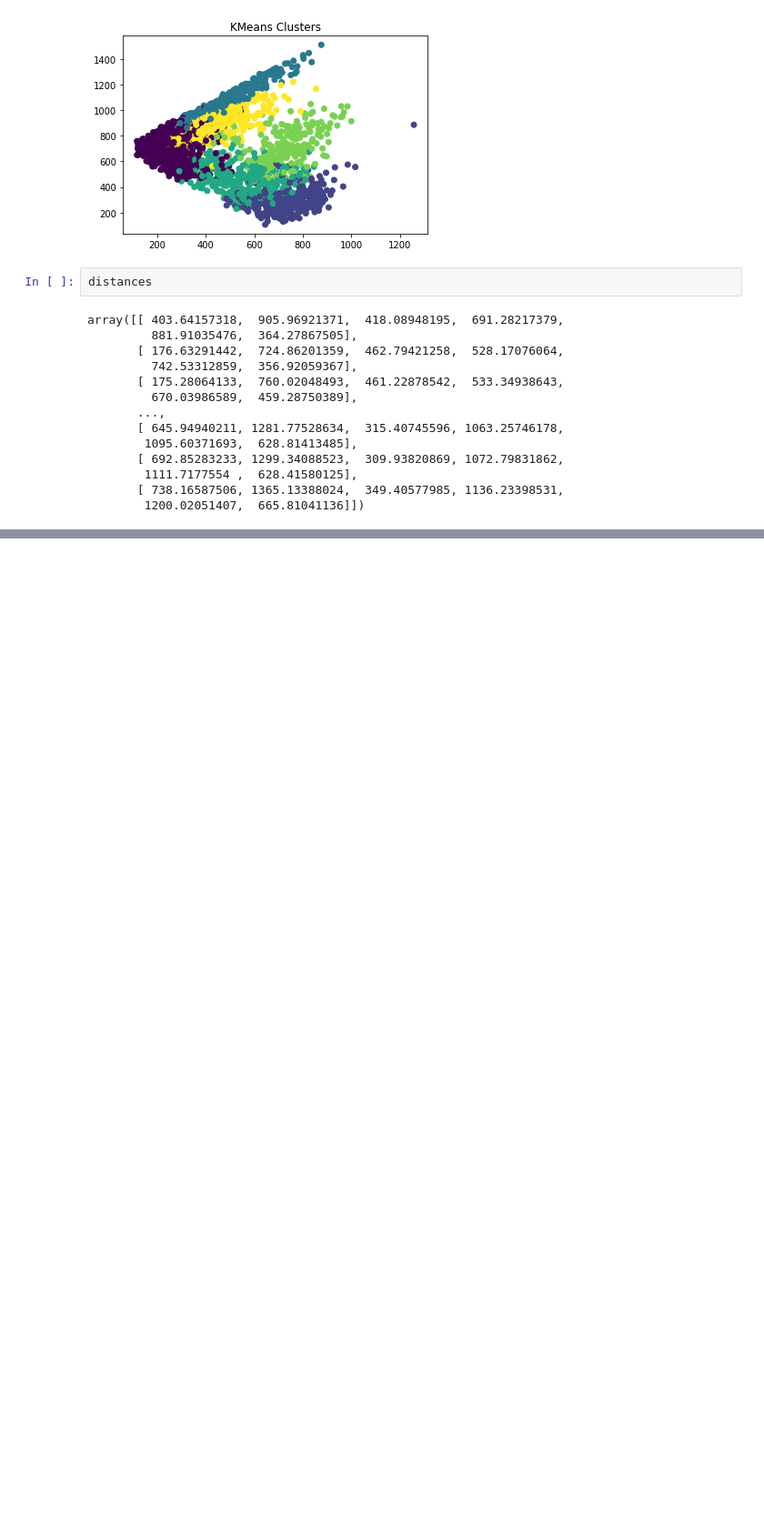
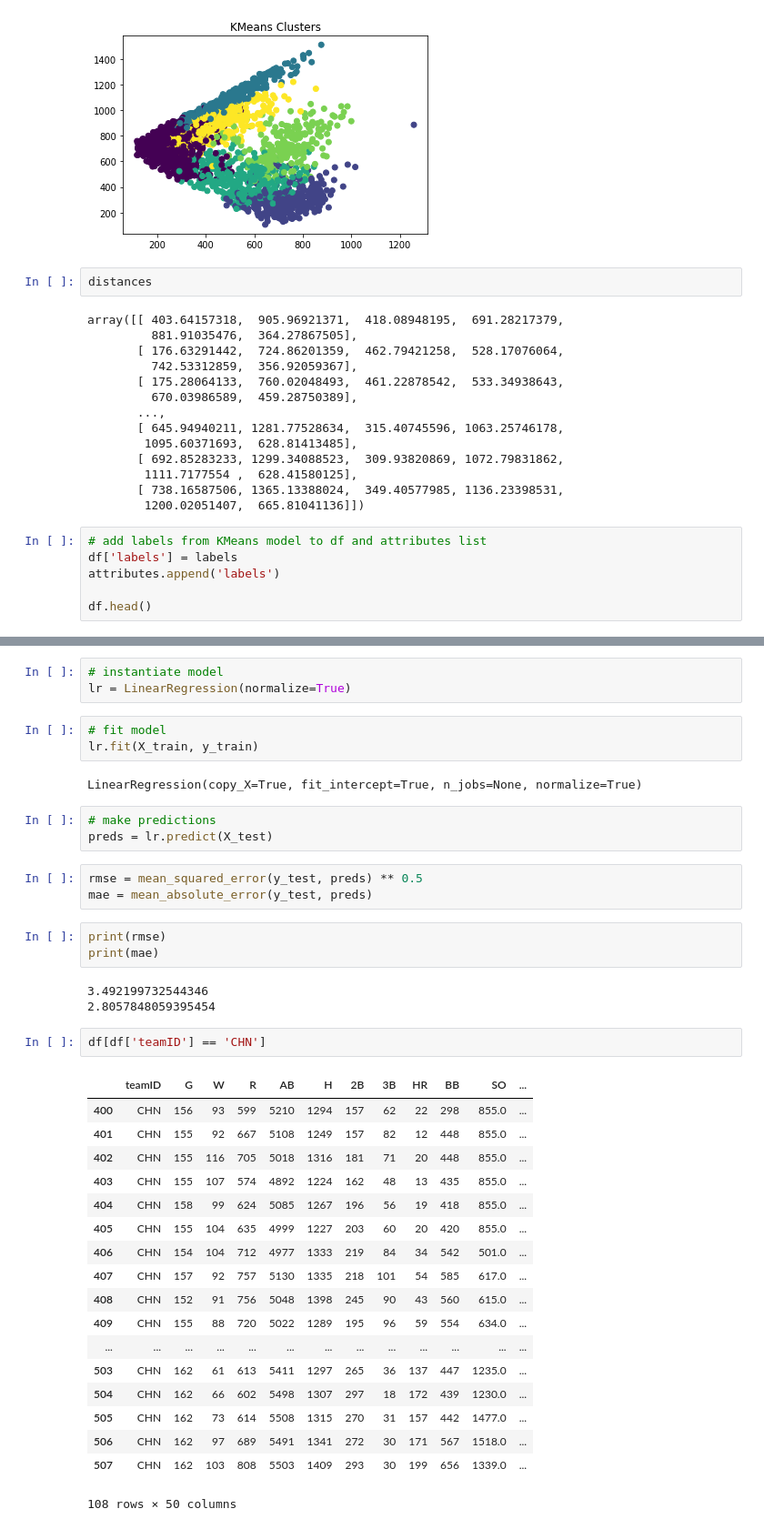
Before and after one commit to mariojrgithub/capstone, a Jupyter notebook: datacamp_code_along.ipynb, the cells around one changed output, grey strips where cells are left out. Shown at 91% size. Drawn from its saved outputs; the diff is of its cells as text; blank space fills up the shorter version.

Commit message:
added linear model

```diff
--- a/datacamp_code_along.ipynb
+++ b/datacamp_code_along.ipynb
@@ -464,3 +464,9 @@ array([[ 403.64157318,  905.96921371,  418.08948195,  691.28217379,
         1111.7177554 ,  628.41580125],
        [ 738.16587506, 1365.13388024,  349.40577985, 1136.23398531,
         1200.02051407,  665.81041136]])
+# %%
+# add labels from KMeans model to df and attributes list
+df['labels'] = labels
+attributes.append('labels')
+
+df.head()
@@ -466,0 +517,41 @@ array([[ 403.64157318,  905.96921371,  418.08948195,  691.28217379,
+# %%
+# instantiate model
+lr = LinearRegression(normalize=True)
+# %%
+# fit model
+lr.fit(X_train, y_train)
+# %% [output]
+LinearRegression(copy_X=True, fit_intercept=True, n_jobs=None, normalize=True)
+# %%
+# make predictions
+preds = lr.predict(X_test)
+# %%
+rmse = mean_squared_error(y_test, preds) ** 0.5
+mae = mean_absolute_error(y_test, preds)
+# %%
+print(rmse)
+print(mae)
+# %% [output]
+3.492199732544346
+2.8057848059395454
+# %%
+df[df['teamID'] == 'CHN']
+# %% [output]
+|  | teamID | G | W | R | AB | H | 2B | 3B | HR | BB | SO | ... |
+| 400 | CHN | 156 | 93 | 599 | 5210 | 1294 | 157 | 62 | 22 | 298 | 855.0 | ... |
+| 401 | CHN | 155 | 92 | 667 | 5108 | 1249 | 157 | 82 | 12 | 448 | 855.0 | ... |
+| 402 | CHN | 155 | 116 | 705 | 5018 | 1316 | 181 | 71 | 20 | 448 | 855.0 | ... |
+| 403 | CHN | 155 | 107 | 574 | 4892 | 1224 | 162 | 48 | 13 | 435 | 855.0 | ... |
+| 404 | CHN | 158 | 99 | 624 | 5085 | 1267 | 196 | 56 | 19 | 418 | 855.0 | ... |
+| 405 | CHN | 155 | 104 | 635 | 4999 | 1227 | 203 | 60 | 20 | 420 | 855.0 | ... |
+| 406 | CHN | 154 | 104 | 712 | 4977 | 1333 | 219 | 84 | 34 | 542 | 501.0 | ... |
+| 407 | CHN | 157 | 92 | 757 | 5130 | 1335 | 218 | 101 | 54 | 585 | 617.0 | ... |
+| 408 | CHN | 152 | 91 | 756 | 5048 | 1398 | 245 | 90 | 43 | 560 | 615.0 | ... |
+| 409 | CHN | 155 | 88 | 720 | 5022 | 1289 | 195 | 96 | 59 | 554 | 634.0 | ... |
+| ... | ... | ... | ... | ... | ... | ... | ... | ... | ... | ... | ... | ... |
+| 503 | CHN | 162 | 61 | 613 | 5411 | 1297 | 265 | 36 | 137 | 447 | 1235.0 | ... |
+| 504 | CHN | 162 | 66 | 602 | 5498 | 1307 | 297 | 18 | 172 | 439 | 1230.0 | ... |
+| 505 | CHN | 162 | 73 | 614 | 5508 | 1315 | 270 | 31 | 157 | 442 | 1477.0 | ... |
+| 506 | CHN | 162 | 97 | 689 | 5491 | 1341 | 272 | 30 | 171 | 567 | 1518.0 | ... |
+| 507 | CHN | 162 | 103 | 808 | 5503 | 1409 | 293 | 30 | 199 | 656 | 1339.0 | ... |
+108 rows × 50 columns
```
Also changed, not shown: parts of 13 cells of this notebook.
